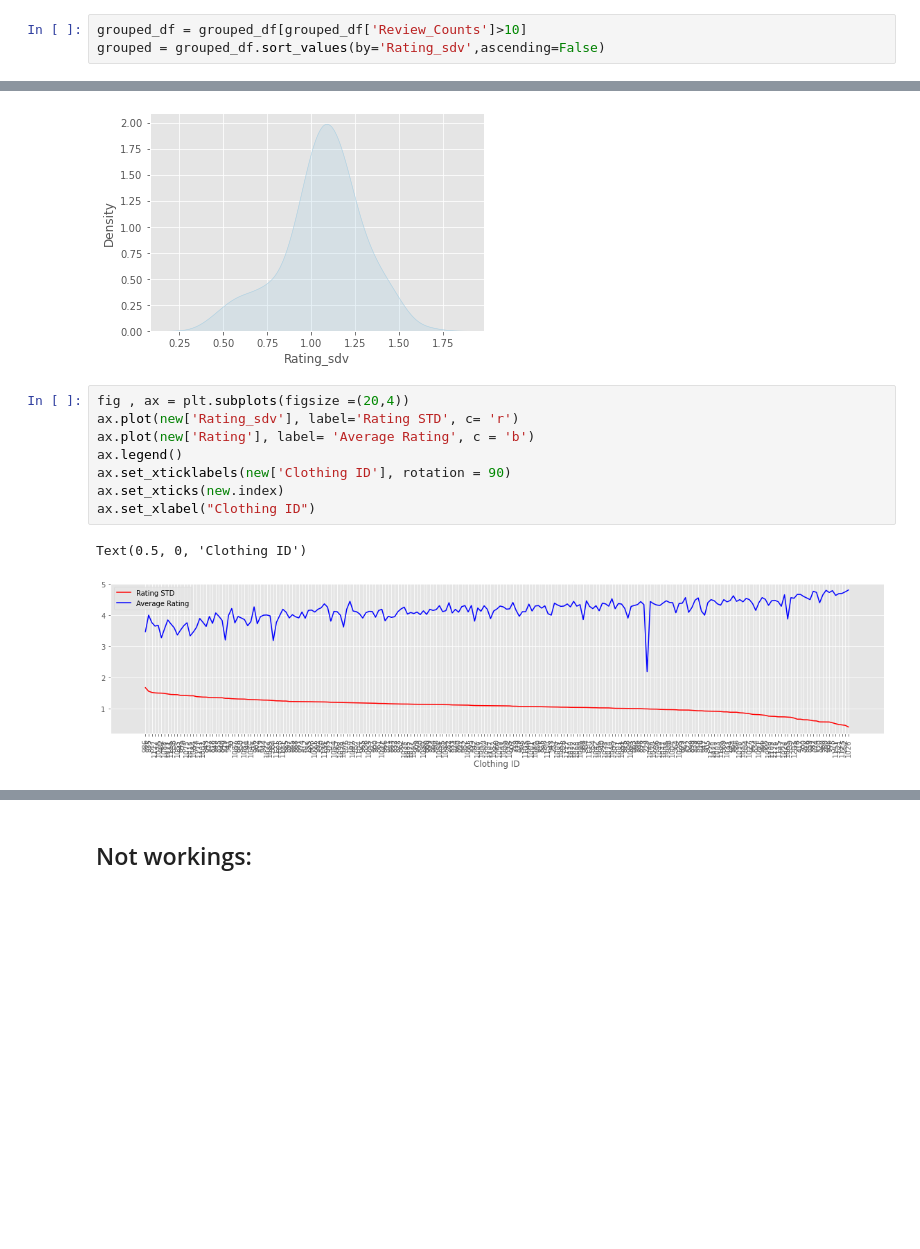
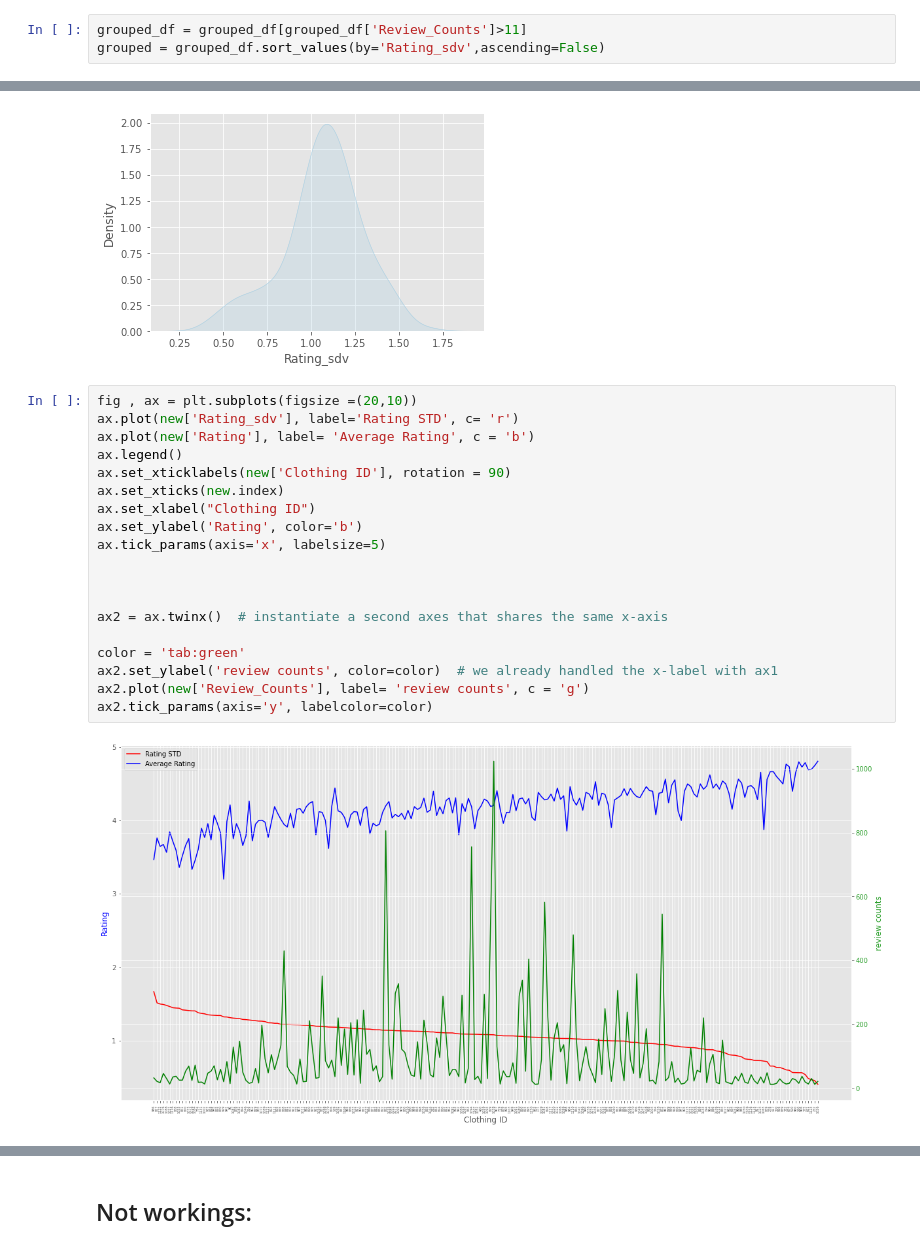
Before and after one commit to baharbiazar/E_Commerce_Reviews_Sentiment_Analysis, a Jupyter notebook: e_commerce_sentiment_analysis.ipynb, the cells around one changed output, grey strips where cells are left out. Drawn from its saved outputs; the diff is of its cells as text; blank space fills up the shorter version.

```diff
--- a/e_commerce_sentiment_analysis.ipynb
+++ b/e_commerce_sentiment_analysis.ipynb
@@ -801,7 +801,7 @@ df[df['Clothing ID']==870]
 # %%
 grouped_df.dropna(inplace=True)
 # %%
-grouped_df = grouped_df[grouped_df['Review_Counts']>10]
+grouped_df = grouped_df[grouped_df['Review_Counts']>11]
 grouped = grouped_df.sort_values(by='Rating_sdv',ascending=False)
 # %%
 new= grouped.reset_index()
@@ -830,13 +830,23 @@ sns.kdeplot(grouped_df['Rating_sdv'],shade=True)
 <AxesSubplot:xlabel='Rating_sdv', ylabel='Density'>
 [figure]
 # %%
-fig , ax = plt.subplots(figsize =(20,4))
+fig , ax = plt.subplots(figsize =(20,10))
 ax.plot(new['Rating_sdv'], label='Rating STD', c= 'r')
 ax.plot(new['Rating'], label= 'Average Rating', c = 'b')
 ax.legend()
 ax.set_xticklabels(new['Clothing ID'], rotation = 90)
 ax.set_xticks(new.index)
 ax.set_xlabel("Clothing ID")
+ax.set_ylabel('Rating', color='b')
+ax.tick_params(axis='x', labelsize=5)
+
+
+
+ax2 = ax.twinx()  # instantiate a second axes that shares the same x-axis
+
+color = 'tab:green'
+ax2.set_ylabel('review counts', color=color)  # we already handled the x-label with ax1
+ax2.plot(new['Review_Counts'], label= 'review counts', c = 'g')
+ax2.tick_params(axis='y', labelcolor=color)
 # %% [output]
-Text(0.5, 0, 'Clothing ID')
-[figure, old version]
+[figure, new version]
```
Also changed, not shown: parts of 14 cells of this notebook, 1 other file.
